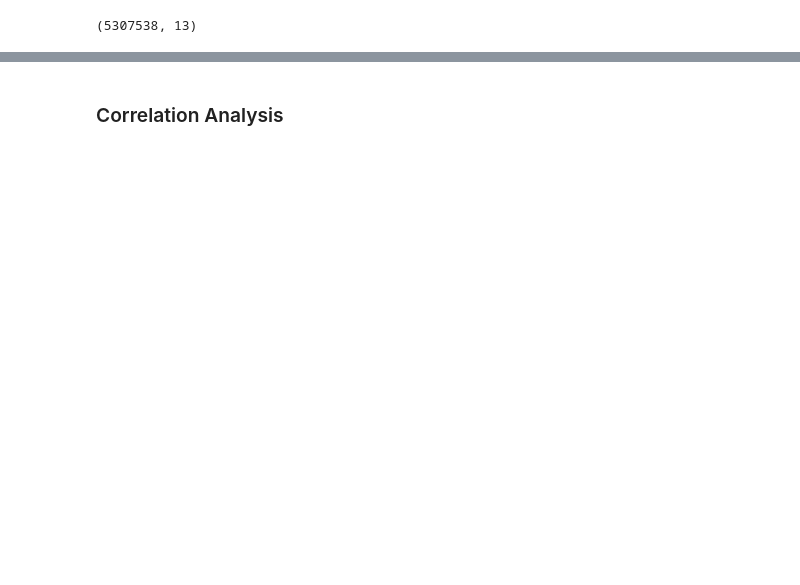
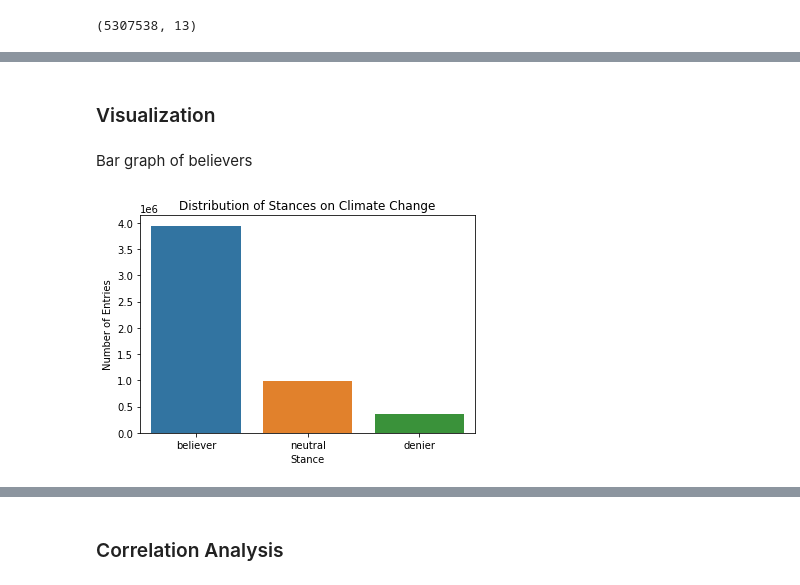
Before and after one commit to Kisha-H/Group-YAQ, a Jupyter notebook: FinalProject_groupXXX.ipynb, the cells around one changed output, grey strips where cells are left out. Drawn from its saved outputs; the diff is of its cells as text; code cells hidden in the pictures; blank space fills up the shorter version.

```diff
--- a/FinalProject_groupXXX.ipynb
+++ b/FinalProject_groupXXX.ipynb
@@ -170,3 +170,17 @@ data.head()
 | 2 | 2 | 2 | 2006-12-17 19:43:09+00:00 | 1278023 | -79.791980 | 36.072640 | Weather Extremes | -0.565028 | denier | male | ... |
 | 3 | 3 | 3 | 2006-12-21 01:39:01+00:00 | 1455543 | -121.805790 | 38.004920 | Weather Extremes | 0.650960 | neutral | male | ... |
 | 4 | 4 | 4 | 2006-12-31 10:47:25+00:00 | 1893063 | -1.902691 | 52.479699 | Weather Extremes | 0.670905 | neutral | male | ... |
+# %% [markdown]
+### Visualization
+# %% [markdown]
+Bar graph of believers
+# %%
+stance_counts = data['stance'].value_counts().reset_index()
+stance_counts.columns = ['stance', 'count']
+sns.barplot(x='stance', y='count', data=stance_counts)
+plt.title('Distribution of Stances on Climate Change')
+plt.ylabel('Number of Entries')
+plt.xlabel('Stance')
+plt.show()
+# %% [output]
+[figure, added]
```
Also changed, not shown: parts of 18 cells of this notebook.
